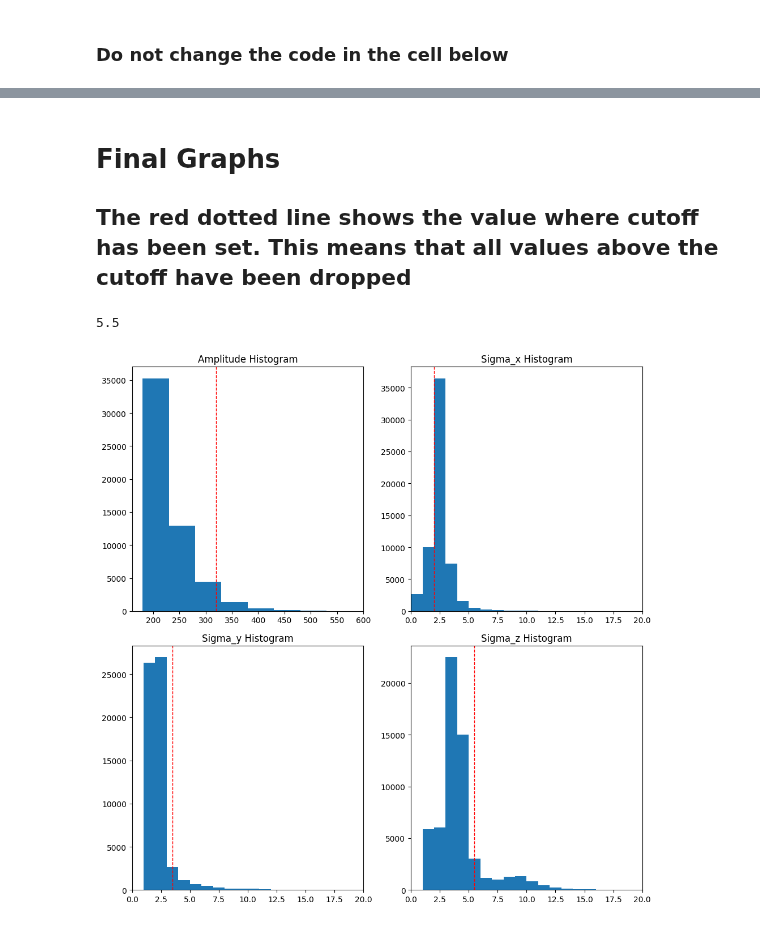
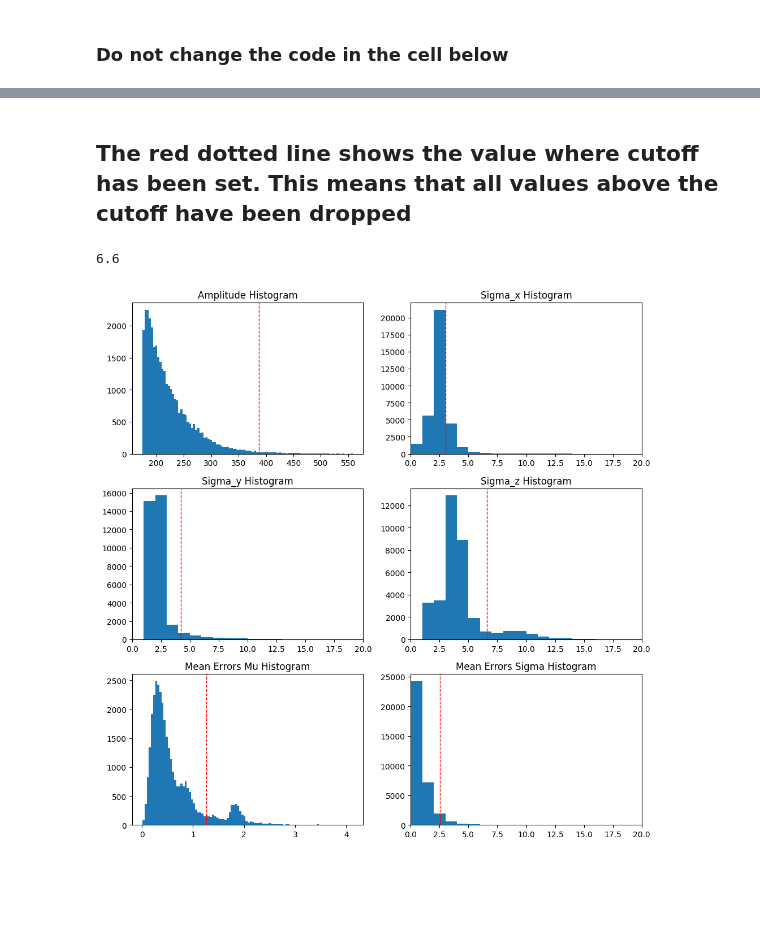
Before and after one commit to MatsulabUW/LLSM-CME-ANALYSIS, a Jupyter notebook: Final/Jupyter_Notebooks/02.Filtering_Spots copy.ipynb, the cells around one changed output, grey strips where cells are left out. Cells and saved outputs as stored; diff of their text form; code cells hidden in the pictures; blank space fills up the shorter version.

Commit message:
detection quality filtering and streamlining for user

```diff
--- a/Final/Jupyter_Notebooks/02.Filtering_Spots copy.ipynb
+++ b/Final/Jupyter_Notebooks/02.Filtering_Spots copy.ipynb
@@ -25,7 +25,8 @@ plt.rcParams["font.family"] = ""
 ### Do not change the code in the cell below
 # %%
 # This assumes that your notebook is inside 'Jupyter Notebooks', which is at the same level as 'test_data'
-base_dir = os.path.join(os.path.dirname(os.path.abspath("__file__")), '..', 'movie_data')
+# base_dir = os.path.join(os.path.dirname(os.path.abspath("__file__")), '..', 'movie_data')
+base_dir = os.path.join(os.path.dirname(os.path.abspath("__file__")), '..', 'test_movie_1')
 
 zarr_directory = 'zarr_file/all_channels_data'
 zarr_full_path = os.path.join(base_dir, zarr_directory)
@@ -129,16 +111,9 @@ Once you change and rerurn the filtering step below it is recommended to delete
 # %%
-# Define the conditions
+# Condition setting
 
-## User can change the belowe parameters
-# tolerance for limits
-amplitude_tolerance = 1.0
-sigmax_tolerance = 1.0
-sigmay_tolerance = 1.0
-sigmaz_tolerance = 1.0
-
+# don't change anything in this cell
 #dropping spots above certain threshold
 condition_1 = spots_df['amplitude'] <= amplitude_upper_limit * amplitude_tolerance
-
 
 #dropping spots above certain standard dev in x
 condition_2 = spots_df['sigma_x'] <= sigmax_upper_limit * sigmax_tolerance
@@ -175,7 +150,12 @@ condition_11 = spots_df['mu_x'] <= z2.shape[4]
 condition_12 = spots_df['mu_y'] >= 0
 condition_13 = spots_df['mu_y'] <= z2.shape[3]
 
+condition_14 = spots_df['mean_errors_mu'] <= mean_errors_mu_upper_limit * quality_threshold_mu
+condition_15 = spots_df['mean_errors_sigma'] <= mean_errors_sigma_upper_limit * quality_threshold_sigma
 
 # Combine the conditions using logical AND (&)
 cleaned_spots_df = spots_df[condition_1 & condition_2 & condition_3 & condition_4 & condition_5 & condition_6 &
-condition_7 & condition_8 & condition_9 & condition_10 & condition_11 & condition_11 & condition_12 & condition_13].reset_index(drop = True)
+condition_7 & condition_8 & condition_9 & condition_10 & condition_11 & condition_11 & condition_12 & condition_13 & condition_14 & condition_15].reset_index(drop = True)
+
+dropped_spots = spots_df[~(condition_1 & condition_2 & condition_3 & condition_4 & condition_5 & condition_6 &
+condition_7 & condition_8 & condition_9 & condition_10 & condition_11 & condition_11 & condition_12 & condition_13 & condition_14 & condition_15)]
@@ -192,5 +243,4 @@ points_layer = viewer.add_points(cleaned_spots_df[["frame", "mu_z", "mu_y", "mu_
 # %% [markdown]
-# Final Graphs
 ## The red dotted line shows the value where cutoff has been set. This means that all values above the cutoff have been dropped
 # %%
 
@@ -198,47 +248,62 @@ amplitude_cutoff = amplitude_upper_limit * amplitude_tolerance
 sigmax_cutoff = sigmax_upper_limit * sigmax_tolerance
 sigmay_cutoff = sigmay_upper_limit * sigmay_tolerance
 sigmaz_cutoff = sigmaz_upper_limit * sigmaz_tolerance
+mu_upper_cutoff = mean_errors_mu_upper_limit * quality_threshold_mu
+sigma_upper_cutoff = mean_errors_sigma_upper_limit * quality_threshold_sigma
+
 print(sigmaz_cutoff)
 
 # Assuming cleaned_spots_df is your DataFrame with columns 'Amplitude', 'sigma_x', 'sigma_y', 'sigma_z'
 
 # Set up subplots as a 2x2 grid
-fig, axes = plt.subplots(nrows=2, ncols=2, figsize=(10, 10))
+fig, axes = plt.subplots(nrows=3, ncols=2, figsize=(10, 10))
 
 # Flatten the axes array for easier indexing
 axes = axes.flatten()
 
 # Histogram for Amplitude with bins of size 50 starting from 180
-axes[0].hist(spots_df['amplitude'].dropna(), bins=range(180, int(spots_df['amplitude'].max()) + 50, 50))
+axes[0].hist(spots_df['amplitude'].dropna(), bins=100)
 axes[0].axvline(amplitude_cutoff, color='r', linestyle='dashed', linewidth=1)
 axes[0].set_title('Amplitude Histogram')
 
 # Histogram for sigma_x with bins of size 1 starting from 0
 axes[1].hist(spots_df['sigma_x'].dropna(), bins=range(0, int(spots_df['sigma_x'].max()) + 1, 1))
 axes[1].axvline(sigmax_cutoff, color='r', linestyle='dashed', linewidth=1)
 axes[1].set_xlim(0, 20)
 axes[1].set_title('Sigma_x Histogram')
 
 # Histogram for sigma_y with bins of size 1 starting from 0
 axes[2].hist(spots_df['sigma_y'].dropna(), bins=range(0, int(spots_df['sigma_y'].max()) + 1, 1))
 axes[2].axvline(sigmay_cutoff, color='r', linestyle='dashed', linewidth=1)
 axes[2].set_xlim(0, 20)
 axes[2].set_title('Sigma_y Histogram')
 
 # Histogram for sigma_z with bins of size 1 starting from 0
 axes[3].hist(spots_df['sigma_z'].dropna(), bins=range(0, int(spots_df['sigma_z'].max()) + 1, 1))
 axes[3].axvline(sigmaz_cutoff, color='r', linestyle='dashed', linewidth=1)
 axes[3].set_xlim(0, 20)
 axes[3].set_title('Sigma_z Histogram')
 
+# Histogram for mean_errors_mu with bins of size 0.01 starting from 0
+axes[4].hist(spots_df['mean_errors_mu'].dropna(), 100)
+axes[4].axvline(mu_upper_cutoff, color='r', linestyle='dashed', linewidth=1)
+axes[4].set_title('Mean Errors Mu Histogram')
+
+# Histogram for mean_errors_sigma with bins of size 0.01 starting from 0
+axes[5].hist(spots_df['mean_errors_sigma'].dropna(), bins=range(0, int(spots_df['mean_errors_sigma'].max()) + 1, 1))
+axes[5].axvline(sigma_upper_cutoff, color='r', linestyle='dashed', linewidth=1)
+axes[5].set_xlim(0, 20)
+axes[5].set_title('Mean Errors Sigma Histogram')
+
+
 # Adjust layout
 plt.tight_layout()
 
 # Display the plot
 plt.show()
 # %% [output]
-5.5
+6.6
-[figure, old version]
+[figure, new version]
 # %%
 # Save the DataFrame to a Pickle file
 cleaned_spots_df.to_pickle(output_directory_full)
```
Also changed, not shown: parts of 12 cells of this notebook, 1 other file.
